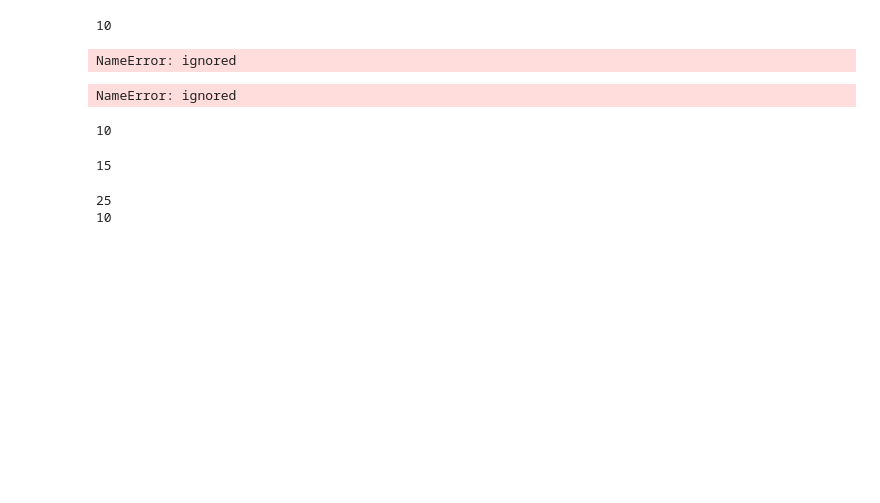
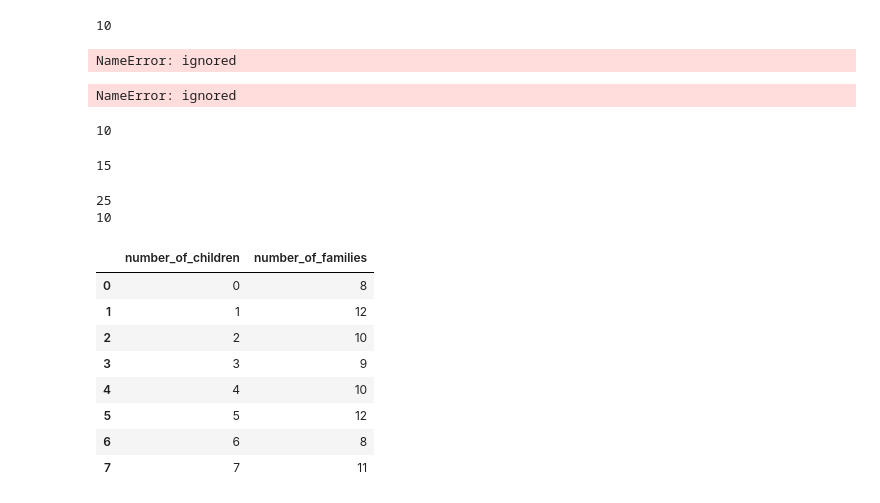
Before and after one commit to shivanginayak-bit/shivanginayak-bit, a Jupyter notebook: Pandas_Operations.ipynb, the cells around one changed output. Drawn from its saved outputs; the diff is of its cells as text; code cells hidden in the pictures; blank space fills up the shorter version.

```diff
--- a/Pandas_Operations.ipynb
+++ b/Pandas_Operations.ipynb
@@ -952,0 +957,13 @@ print(x)
+# %%
+df=pd.DataFrame(data={'number_of_children':[0,1,2,3,4,5,6,7],'number_of_families':[8,12,10,9,10,12,8,11]})
+df
+# %% [output]
+|  | number_of_children | number_of_families |
+| 0 | 0 | 8 |
+| 1 | 1 | 12 |
+| 2 | 2 | 10 |
+| 3 | 3 | 9 |
+| 4 | 4 | 10 |
+| 5 | 5 | 12 |
+| 6 | 6 | 8 |
+| 7 | 7 | 11 |
```
Also changed, not shown: parts of 3 cells of this notebook.
